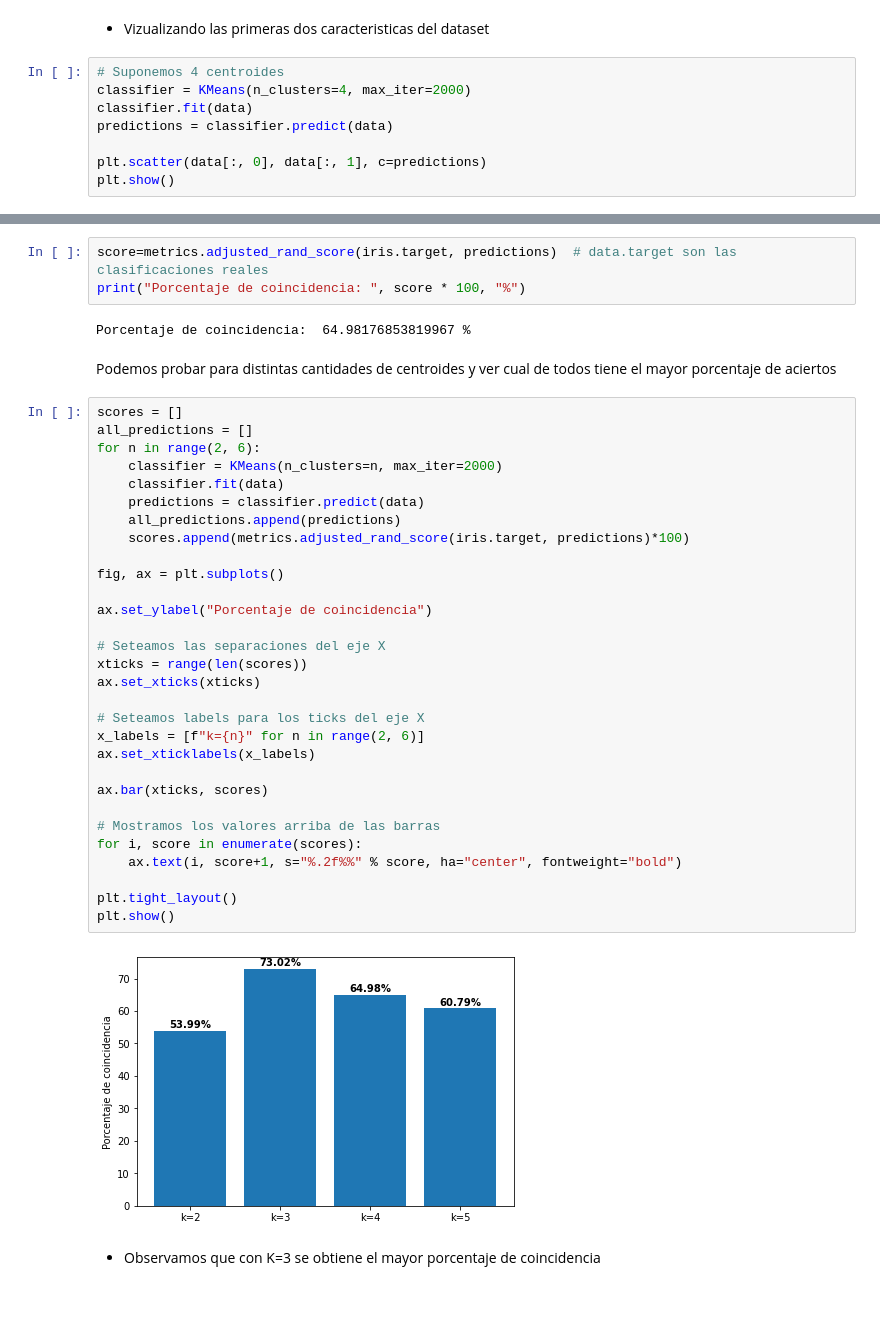
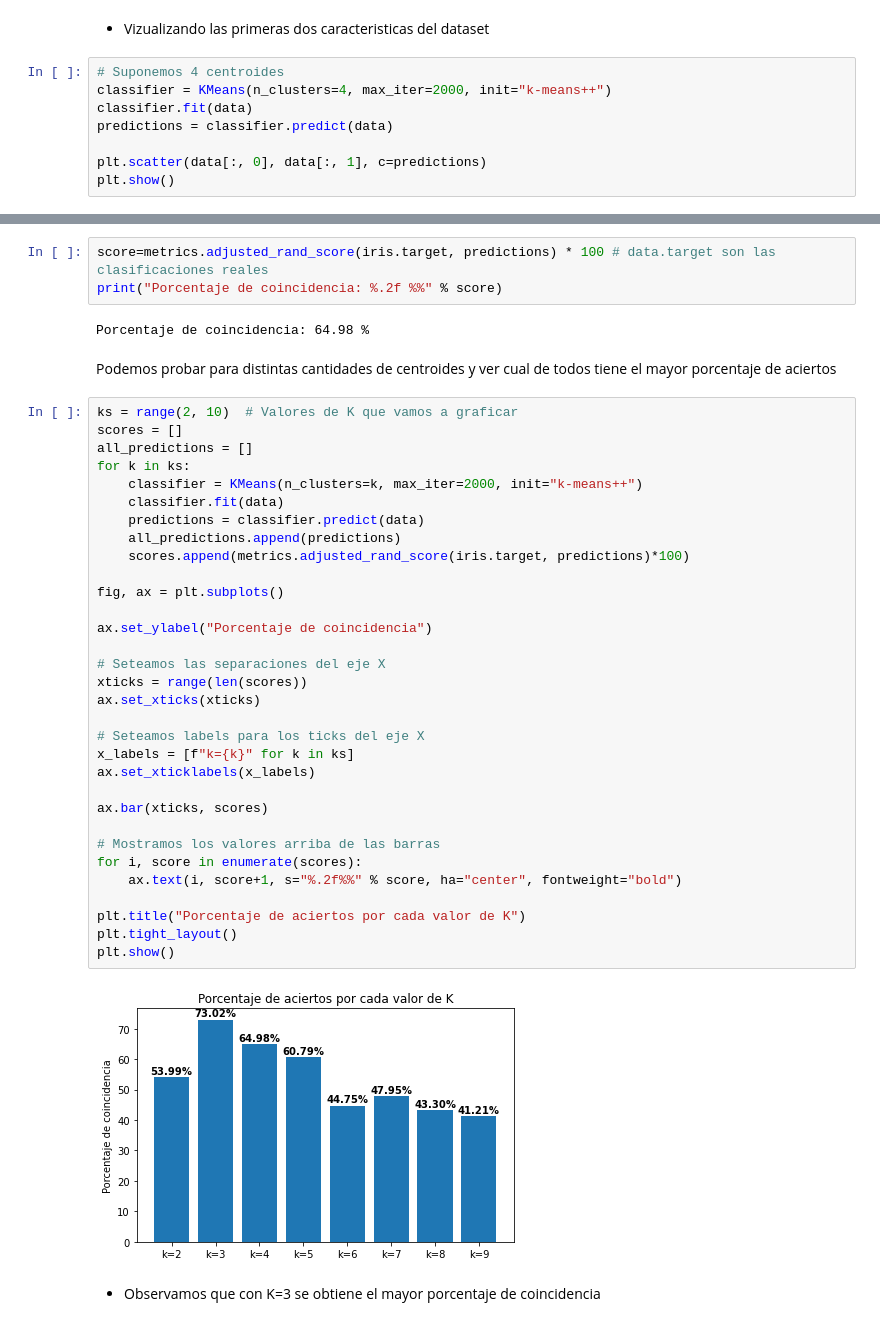
Before and after one commit to CimimUxMaio/CursoML, a Jupyter notebook: unidad-6-sklearn-no-supervisado/resumen.ipynb, the cells around one changed output, grey strips where cells are left out. Saved outputs shown, nothing was run; the diff lists cells and outputs as text.

```diff
--- a/unidad-6-sklearn-no-supervisado/resumen.ipynb
+++ b/unidad-6-sklearn-no-supervisado/resumen.ipynb
@@ -48,7 +49,7 @@ plt.show()
 - Vizualizando las primeras dos caracteristicas del dataset
 # %%
 # Suponemos 4 centroides
-classifier = KMeans(n_clusters=4, max_iter=2000)
+classifier = KMeans(n_clusters=4, max_iter=2000, init="k-means++")
 classifier.fit(data)
 predictions = classifier.predict(data)
 
@@ -59,42 +60,44 @@ plt.show()
 # %%
-score=metrics.adjusted_rand_score(iris.target, predictions)  # data.target son las clasificaciones reales
-print("Porcentaje de coincidencia: ", score * 100, "%")
+score=metrics.adjusted_rand_score(iris.target, predictions) * 100 # data.target son las clasificaciones reales
+print("Porcentaje de coincidencia: %.2f %%" % score)
 # %% [output]
-Porcentaje de coincidencia:  64.98176853819967 %
+Porcentaje de coincidencia: 64.98 %
 # %% [markdown]
 Podemos probar para distintas cantidades de centroides y ver cual de todos tiene el mayor porcentaje de aciertos
 # %%
+ks = range(2, 10)  # Valores de K que vamos a graficar
 scores = []
 all_predictions = []
-for n in range(2, 6):
-    classifier = KMeans(n_clusters=n, max_iter=2000)
+for k in ks:
+    classifier = KMeans(n_clusters=k, max_iter=2000, init="k-means++")
     classifier.fit(data)
     predictions = classifier.predict(data)
     all_predictions.append(predictions)
     scores.append(metrics.adjusted_rand_score(iris.target, predictions)*100)
 
 fig, ax = plt.subplots()
 
 ax.set_ylabel("Porcentaje de coincidencia")
 
 # Seteamos las separaciones del eje X
 xticks = range(len(scores))
 ax.set_xticks(xticks)
 
 # Seteamos labels para los ticks del eje X
-x_labels = [f"k={n}" for n in range(2, 6)]
+x_labels = [f"k={k}" for k in ks]
 ax.set_xticklabels(x_labels)
 
 ax.bar(xticks, scores)
 
 # Mostramos los valores arriba de las barras
 for i, score in enumerate(scores):
     ax.text(i, score+1, s="%.2f%%" % score, ha="center", fontweight="bold")
 
+plt.title("Porcentaje de aciertos por cada valor de K")
 plt.tight_layout()
 plt.show()
 # %% [output]
-[figure, old version]
+[figure, new version]
 # %% [markdown]
 - Observamos que con K=3 se obtiene el mayor porcentaje de coincidencia
 # %%
```
Also changed, not shown: parts of 47 cells of this notebook.
